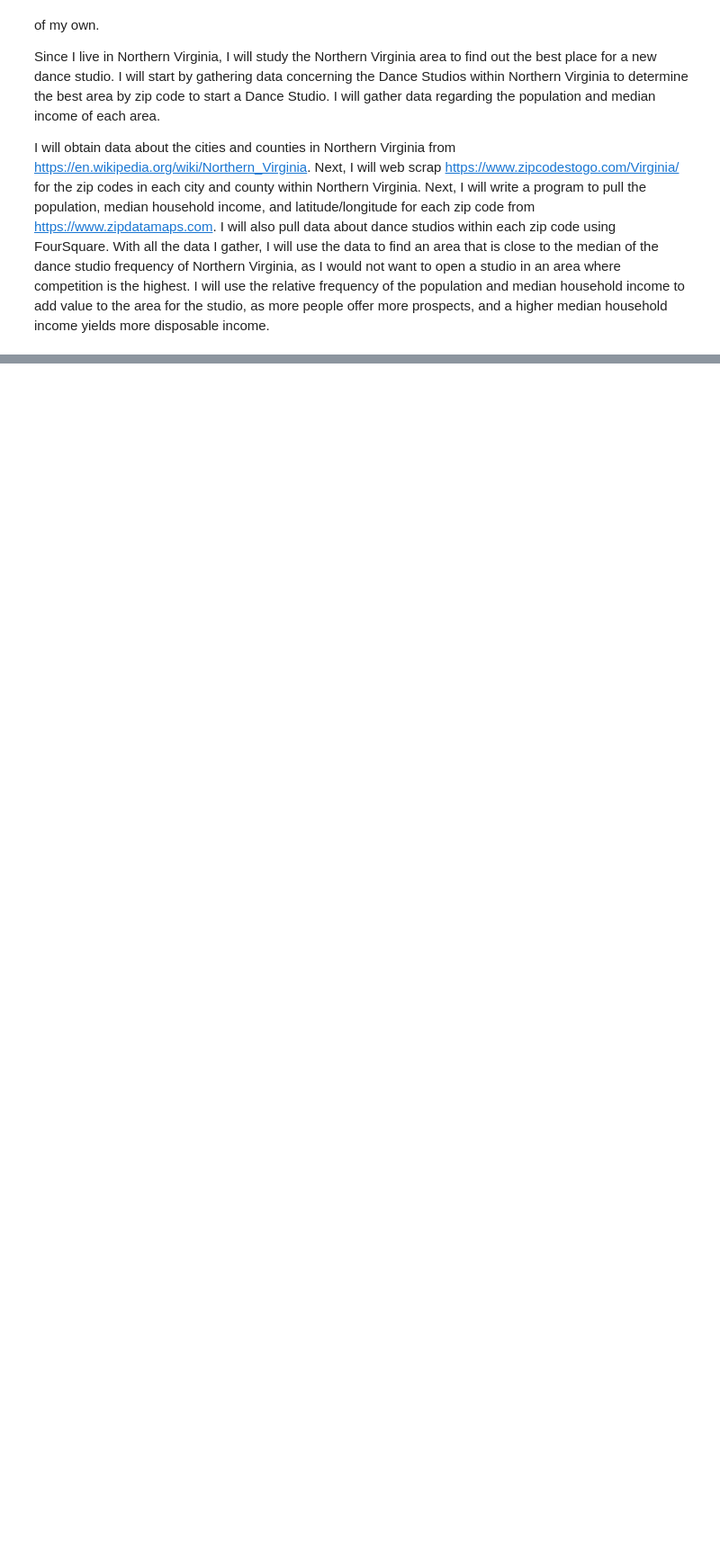
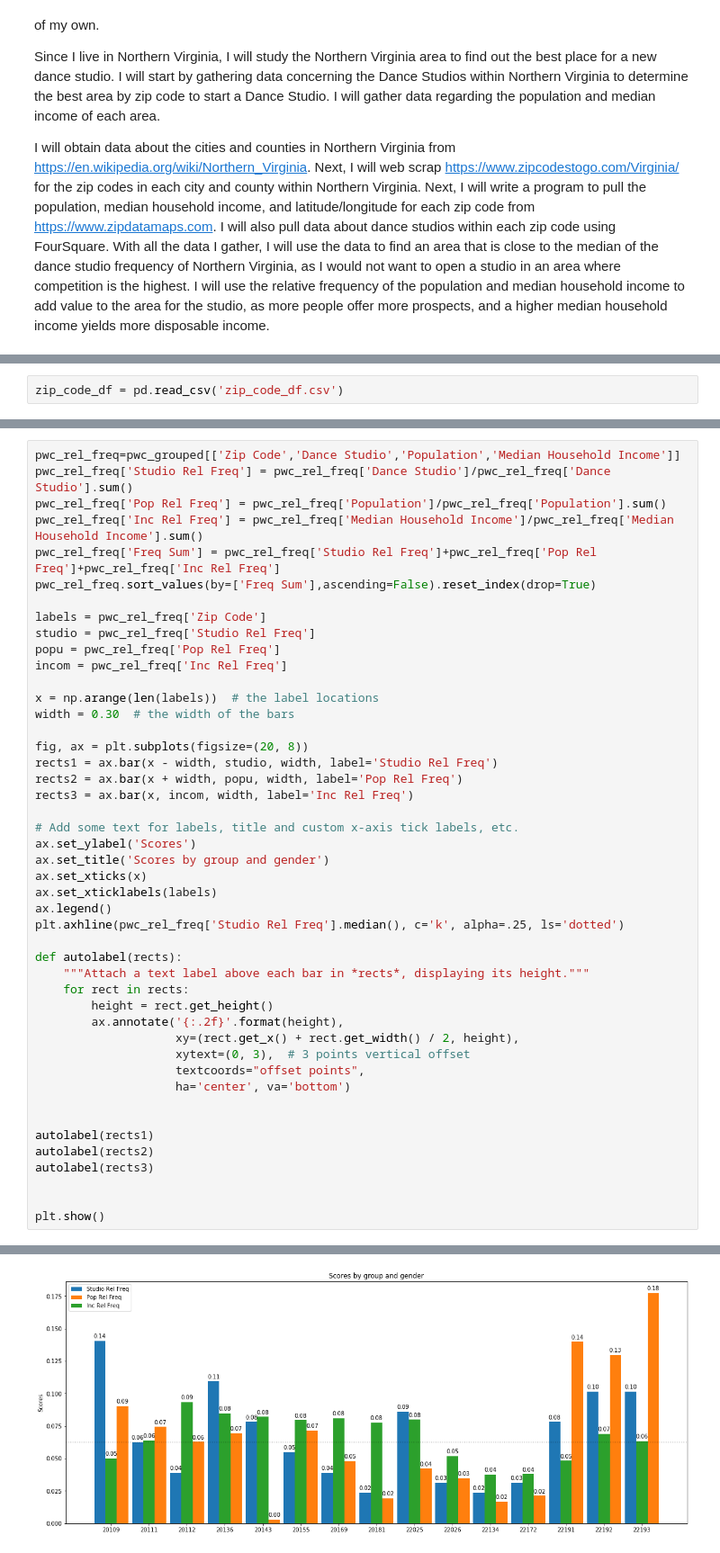
Before and after one commit to CorneliusHJackon/Coursera_Capstone, a Jupyter notebook: Dance Studio in Northern Virginia.ipynb, the cells around one changed output, grey strips where cells are left out. Shown at 90% size. Cells and saved outputs as stored; diff of their text form; blank space fills up the shorter version.

```diff
--- a/Dance Studio in Northern Virginia.ipynb
+++ b/Dance Studio in Northern Virginia.ipynb
@@ -17,0 +91,2 @@ I will obtain data about the cities and counties in Northern Virginia from https
+# %%
+zip_code_df = pd.read_csv('zip_code_df.csv')
@@ -17,0 +313,47 @@ I will obtain data about the cities and counties in Northern Virginia from https
+# %%
+pwc_rel_freq=pwc_grouped[['Zip Code','Dance Studio','Population','Median Household Income']]
+pwc_rel_freq['Studio Rel Freq'] = pwc_rel_freq['Dance Studio']/pwc_rel_freq['Dance Studio'].sum()
+pwc_rel_freq['Pop Rel Freq'] = pwc_rel_freq['Population']/pwc_rel_freq['Population'].sum()
+pwc_rel_freq['Inc Rel Freq'] = pwc_rel_freq['Median Household Income']/pwc_rel_freq['Median Household Income'].sum()
+pwc_rel_freq['Freq Sum'] = pwc_rel_freq['Studio Rel Freq']+pwc_rel_freq['Pop Rel Freq']+pwc_rel_freq['Inc Rel Freq']
+pwc_rel_freq.sort_values(by=['Freq Sum'],ascending=False).reset_index(drop=True)
+
+labels = pwc_rel_freq['Zip Code']
+studio = pwc_rel_freq['Studio Rel Freq']
+popu = pwc_rel_freq['Pop Rel Freq']
+incom = pwc_rel_freq['Inc Rel Freq']
+
+x = np.arange(len(labels))  # the label locations
+width = 0.30  # the width of the bars
+
+fig, ax = plt.subplots(figsize=(20, 8))
+rects1 = ax.bar(x - width, studio, width, label='Studio Rel Freq')
+rects2 = ax.bar(x + width, popu, width, label='Pop Rel Freq')
+rects3 = ax.bar(x, incom, width, label='Inc Rel Freq')
+
+# Add some text for labels, title and custom x-axis tick labels, etc.
+ax.set_ylabel('Scores')
+ax.set_title('Scores by group and gender')
+ax.set_xticks(x)
+ax.set_xticklabels(labels)
+ax.legend()
+plt.axhline(pwc_rel_freq['Studio Rel Freq'].median(), c='k', alpha=.25, ls='dotted')
+
+def autolabel(rects):
+    """Attach a text label above each bar in *rects*, displaying its height."""
+    for rect in rects:
+        height = rect.get_height()
+        ax.annotate('{:.2f}'.format(height),
+                    xy=(rect.get_x() + rect.get_width() / 2, height),
+                    xytext=(0, 3),  # 3 points vertical offset
+                    textcoords="offset points",
+                    ha='center', va='bottom')
+
+
+autolabel(rects1)
+autolabel(rects2)
+autolabel(rects3)
+
+
+plt.show()
+# %% [output]
@@ -17,0 +375 @@ I will obtain data about the cities and counties in Northern Virginia from https
+[figure, added]
```
Also changed, not shown: parts of 53 cells of this notebook, 5 other files.
